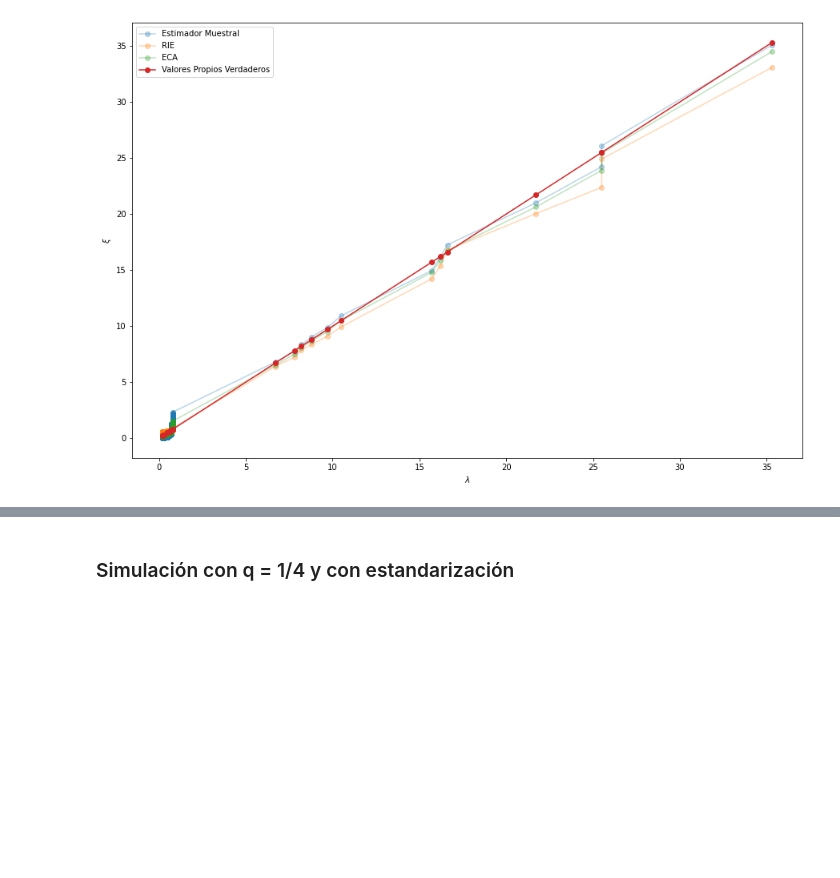
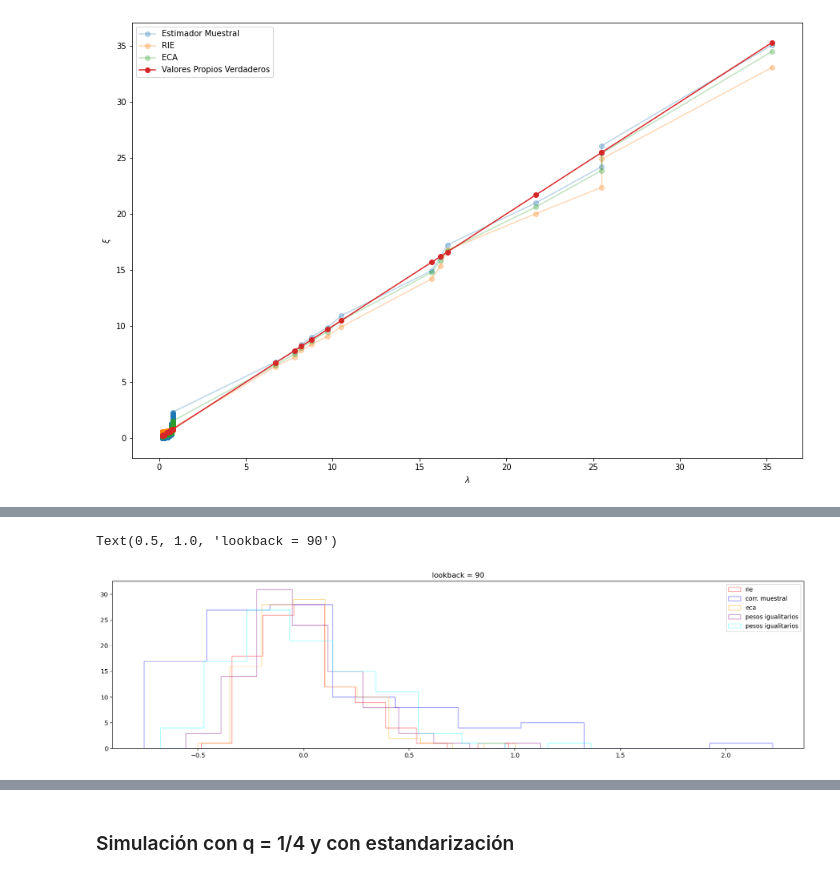
Before and after one commit to jduarte00/tesis, a Jupyter notebook: simulaciones.ipynb, the cells around one changed output, grey strips where cells are left out. Drawn from its saved outputs; the diff is of its cells as text; code cells hidden in the pictures; blank space fills up the shorter version.

```diff
--- a/simulaciones.ipynb
+++ b/simulaciones.ipynb
@@ -411,10 +423,14 @@ def returnsStandardization(returns):
 # %%
 frob_muestral = []
 frob_rie = []
-frob_eca = []
+frob_eca_5 = []
+frob_eca_2 = []
+frob_eca_8 = []
 vals_propios_muestral = []
 vals_propios_rie = []
-vals_propios_eca = []
+vals_propios_eca_2 = []
+vals_propios_eca_5 = []
+vals_propios_eca_8 = []
 for simul in range(num_simul):
     # Generación de retornos
     daily_returns = np.random.multivariate_normal(mean = np.zeros(corr_matrix.shape[0]), cov = corr_matrix, size=num_obs)
@@ -424,20 +440,30 @@ for simul in range(num_simul):
     # Estimador de correlación muestral
     est_corr = np.corrcoef(daily_returns_df.values.T)
     # Estimador RIE
-    rie_corr = rie_estimator.get_rie(returns=daily_returns_df, normalize=False, max_ones= False)
+    rie_corr = rie_estimator.get_rie(returns=daily_returns_df, normalize=False, max_ones= True)
     # Estimado ECA
-    eca_corr = csestimator.get_shrinkage_est(X_matrix = daily_returns_df, alpha = 0.5)
+    eca_corr_5 = csestimator.get_shrinkage_est(X_matrix = daily_returns_df, alpha = 0.5)
+    eca_corr_2 = csestimator.get_shrinkage_est(X_matrix = daily_returns_df, alpha = 0.2)
+    eca_corr_8 = csestimator.get_shrinkage_est(X_matrix = daily_returns_df, alpha = 0.8)
     # Calcular distancias frobenius
     frob_muestral.append(np.linalg.norm(((corr_matrix - est_corr)), ord = "fro"))
     frob_rie.append(np.linalg.norm(((corr_matrix - rie_corr)), ord = "fro"))
-    frob_eca.append(np.linalg.norm(((corr_matrix - eca_corr)), ord = "fro"))
+    frob_eca_5.append(np.linalg.norm(((corr_matrix - eca_corr_5)), ord = "fro"))
+    frob_eca_2.append(np.linalg.norm(((corr_matrix - eca_corr_2)), ord = "fro"))
+    frob_eca_8.append(np.linalg.norm(((corr_matrix - eca_corr_8)), ord = "fro"))
     # Sacar valores propios
     eigen_sample = np.linalg.eigvalsh(est_corr)
     eigen_rie = np.linalg.eigvalsh(rie_corr)
-    eigen_eca = np.linalg.eigvalsh(eca_corr)
+    eigen_eca_2 = np.linalg.eigvalsh(eca_corr_2)
+    eigen_eca_5 = np.linalg.eigvalsh(eca_corr_5)
+    eigen_eca_8 = np.linalg.eigvalsh(eca_corr_8)
     eigen_sample.sort()
     eigen_rie.sort()
-    eigen_eca.sort()
+    eigen_eca_2.sort()
+    eigen_eca_5.sort()
+    eigen_eca_8.sort()
     vals_propios_muestral.append(eigen_sample)
     vals_propios_rie.append(eigen_rie)
-    vals_propios_eca.append(eigen_eca)
+    vals_propios_eca_2.append(eigen_eca_2)
+    vals_propios_eca_5.append(eigen_eca_5)
+    vals_propios_eca_8.append(eigen_eca_8)
@@ -461,0 +517,13 @@ print(np.std(frob_eca))
+# %%
+fig, ax = plt.subplots(1,1)
+fig.set_size_inches(20.5, 5)
+ax.hist(frob_muestral -np.mean(frob_muestral), alpha=0.5, label='rie', fill=False, edgecolor='red', histtype='stepfilled')
+ax.hist(frob_rie- np.mean(frob_rie), alpha=0.5, label='corr. muestral', fill=False, edgecolor='blue', histtype='stepfilled')
+ax.hist(frob_eca_2 -np.mean(frob_eca_2), alpha=0.5, label='eca', fill=False, edgecolor='orange', histtype='stepfilled')
+ax.hist(frob_eca_5 - np.mean(frob_eca_5), alpha=0.5, label='pesos igualitarios', fill=False, edgecolor='purple', histtype='stepfilled')
+ax.hist(frob_eca_8 - np.mean(frob_eca_8), alpha=0.5, label='pesos igualitarios', fill=False, edgecolor='aqua', histtype='stepfilled')
+ax.legend(loc='upper right')
+ax.set_title('lookback = 90')
+# %% [output]
+Text(0.5, 1.0, 'lookback = 90')
+[figure, added]
```
Also changed, not shown: parts of 21 cells of this notebook, 2 other files.
